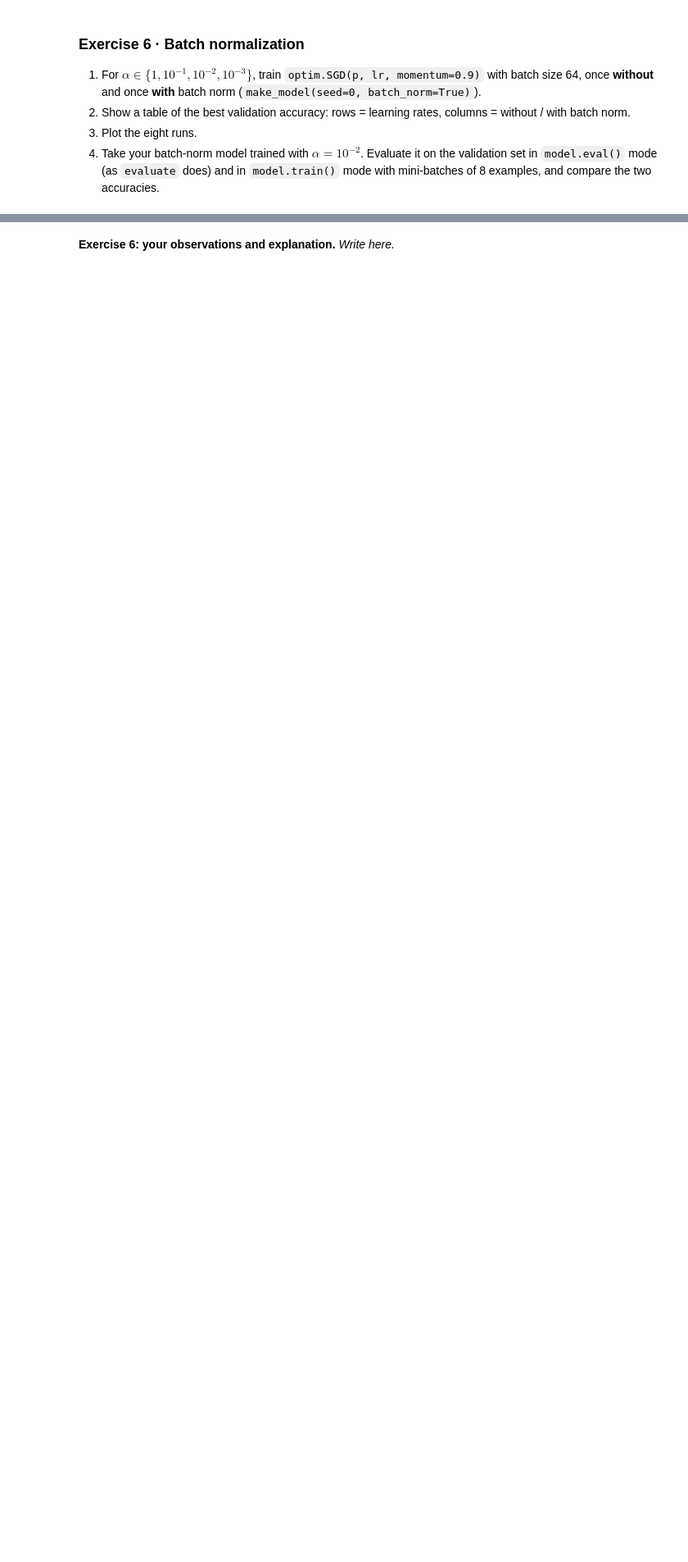
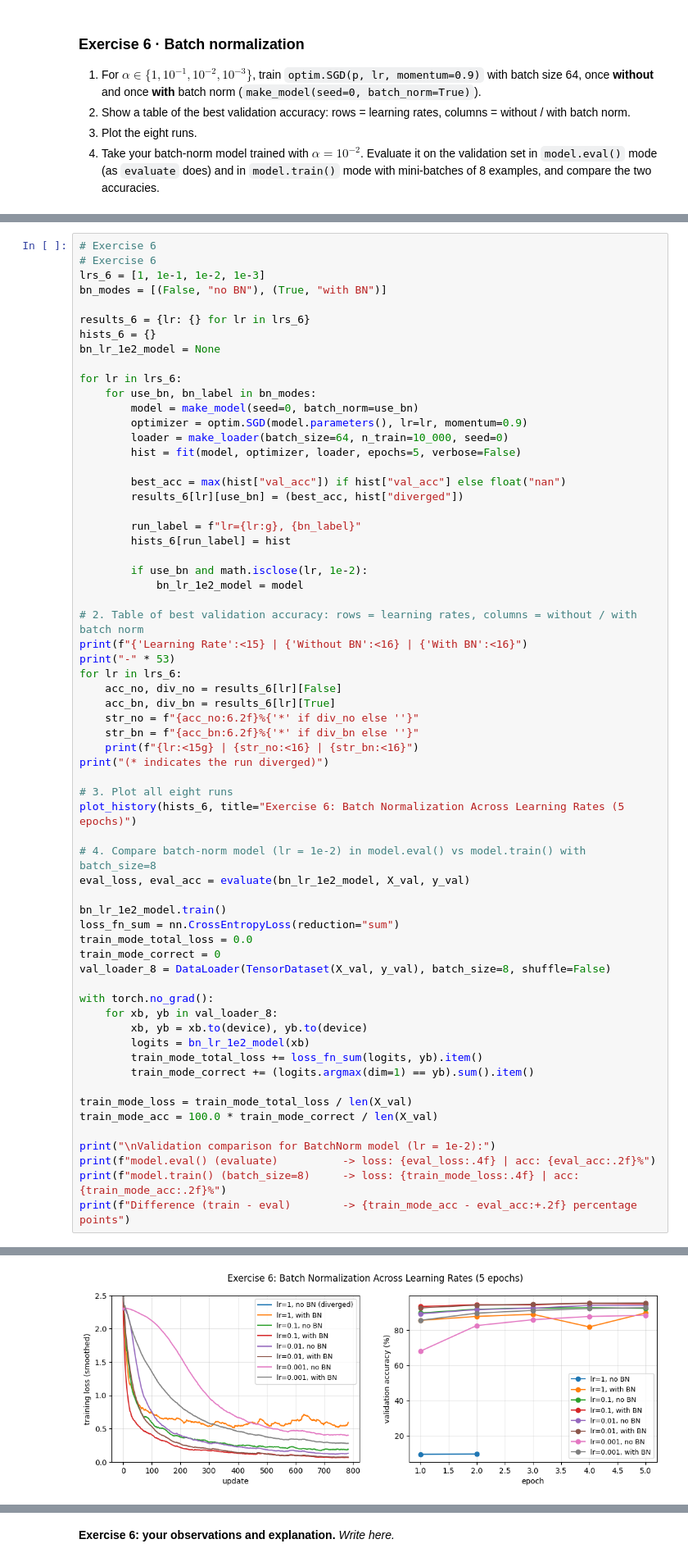
Before and after one commit to thearyt572-jpg/Artifical-Intelligent---TP-class, a Jupyter notebook: TP4_Optimization_RITH_THEARY.ipynb, the cells around one changed output, grey strips where cells are left out. Shown at 82% size. Cells and saved outputs as stored; diff of their text form; blank space fills up the shorter version.

```diff
--- a/TP4_Optimization_RITH_THEARY.ipynb
+++ b/TP4_Optimization_RITH_THEARY.ipynb
@@ -828,0 +827,64 @@ A schedule changes neither the model nor the data, only how the optimizer moves.
+# %%
+# Exercise 6
+# Exercise 6
+lrs_6 = [1, 1e-1, 1e-2, 1e-3]
+bn_modes = [(False, "no BN"), (True, "with BN")]
+
+results_6 = {lr: {} for lr in lrs_6}
+hists_6 = {}
+bn_lr_1e2_model = None
+
+for lr in lrs_6:
+    for use_bn, bn_label in bn_modes:
+        model = make_model(seed=0, batch_norm=use_bn)
+        optimizer = optim.SGD(model.parameters(), lr=lr, momentum=0.9)
+        loader = make_loader(batch_size=64, n_train=10_000, seed=0)
+        hist = fit(model, optimizer, loader, epochs=5, verbose=False)
+
+        best_acc = max(hist["val_acc"]) if hist["val_acc"] else float("nan")
+        results_6[lr][use_bn] = (best_acc, hist["diverged"])
+
+        run_label = f"lr={lr:g}, {bn_label}"
+        hists_6[run_label] = hist
+
+        if use_bn and math.isclose(lr, 1e-2):
+            bn_lr_1e2_model = model
+
+# 2. Table of best validation accuracy: rows = learning rates, columns = without / with batch norm
+print(f"{'Learning Rate':<15} | {'Without BN':<16} | {'With BN':<16}")
+print("-" * 53)
+for lr in lrs_6:
+    acc_no, div_no = results_6[lr][False]
+    acc_bn, div_bn = results_6[lr][True]
+    str_no = f"{acc_no:6.2f}%{'*' if div_no else ''}"
+    str_bn = f"{acc_bn:6.2f}%{'*' if div_bn else ''}"
+    print(f"{lr:<15g} | {str_no:<16} | {str_bn:<16}")
+print("(* indicates the run diverged)")
+
+# 3. Plot all eight runs
+plot_history(hists_6, title="Exercise 6: Batch Normalization Across Learning Rates (5 epochs)")
+
+# 4. Compare batch-norm model (lr = 1e-2) in model.eval() vs model.train() with batch_size=8
+eval_loss, eval_acc = evaluate(bn_lr_1e2_model, X_val, y_val)
+
+bn_lr_1e2_model.train()
+loss_fn_sum = nn.CrossEntropyLoss(reduction="sum")
+train_mode_total_loss = 0.0
+train_mode_correct = 0
+val_loader_8 = DataLoader(TensorDataset(X_val, y_val), batch_size=8, shuffle=False)
+
+with torch.no_grad():
+    for xb, yb in val_loader_8:
+        xb, yb = xb.to(device), yb.to(device)
+        logits = bn_lr_1e2_model(xb)
+        train_mode_total_loss += loss_fn_sum(logits, yb).item()
+        train_mode_correct += (logits.argmax(dim=1) == yb).sum().item()
+
+train_mode_loss = train_mode_total_loss / len(X_val)
+train_mode_acc = 100.0 * train_mode_correct / len(X_val)
+
+print("\nValidation comparison for BatchNorm model (lr = 1e-2):")
+print(f"model.eval() (evaluate)          -> loss: {eval_loss:.4f} | acc: {eval_acc:.2f}%")
+print(f"model.train() (batch_size=8)     -> loss: {train_mode_loss:.4f} | acc: {train_mode_acc:.2f}%")
+print(f"Difference (train - eval)        -> {train_mode_acc - eval_acc:+.2f} percentage points")
+# %% [output]
@@ -828,0 +899 @@ A schedule changes neither the model nor the data, only how the optimizer moves.
+[figure, added]
```
Also changed, not shown: parts of 23 cells of this notebook.
